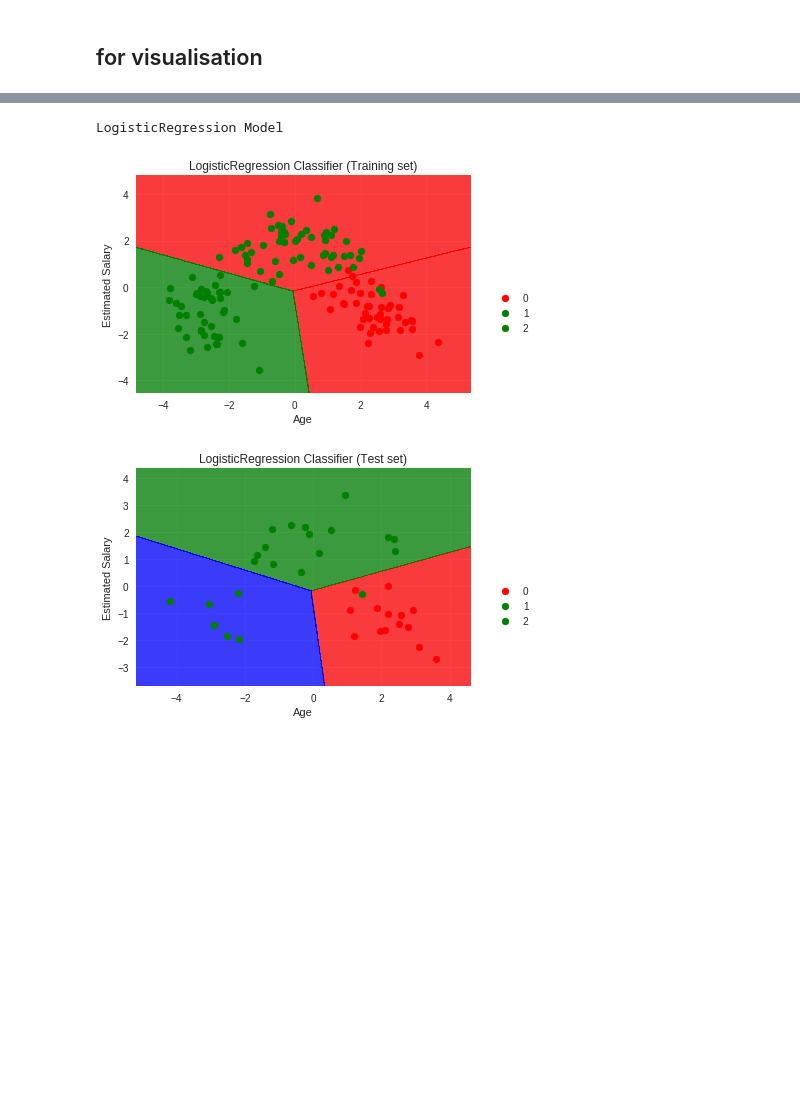
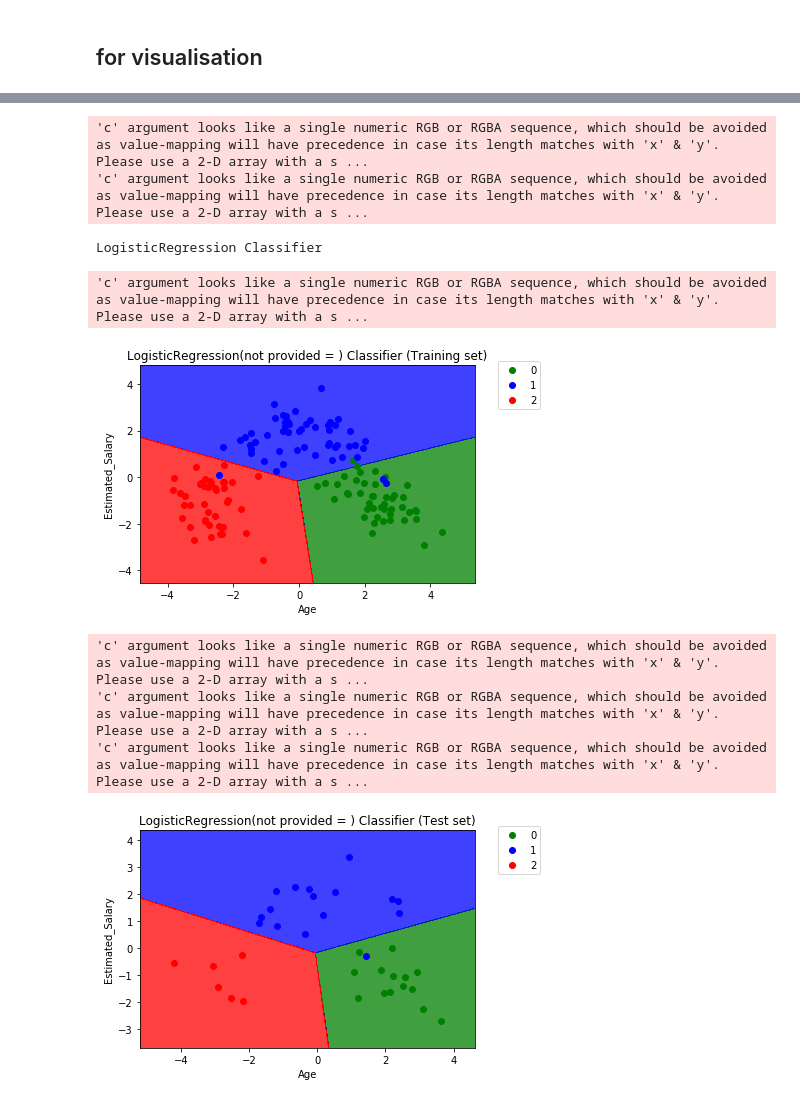
Before and after one commit to noushadkhan01/Projects, a Jupyter notebook: Machine-Learning/Dimensionality-Reduction-Techniques/PCA/PCA_on_multi_class_wine_dataset.ipynb, the cells around one changed output, grey strips where cells are left out. Saved outputs shown, nothing was run; the diff lists cells and outputs as text; code cells hidden in the pictures; blank space fills up the shorter version.

```diff
--- a/Machine-Learning/Dimensionality-Reduction-Techniques/PCA/PCA_on_multi_class_wine_dataset.ipynb
+++ b/Machine-Learning/Dimensionality-Reduction-Techniques/PCA/PCA_on_multi_class_wine_dataset.ipynb
@@ -67,0 +63,4 @@ Mounted at /content/gdrive
+# %%
+sc = StandardScaler()
+X_train = sc.fit_transform(X_train)
+X_test = sc.transform(X_test)
@@ -245,14 +265,20 @@ from visualise_2d_dataset_boundaries import visualise_2d_dataset_boundaries
 # %%
+%matplotlib inline
 from sklearn.decomposition import PCA
 pca = PCA(2)
-X_train_pca = pca.fit_transform(X_train_scaled)
-X_test_pca = pca.transform(X_test_scaled)
+X_train_pca = pca.fit_transform(X_train)
+X_test_pca = pca.transform(X_test)
 from sklearn.linear_model import LogisticRegression
 model = LogisticRegression()
 model.fit(X_train_pca, y_train)
-%matplotlib inline
-visualise_2d_dataset_boundaries(X_train_pca, y_train, X_test_pca, y_test, model, colors = ('red', 'green', 'blue'))
+visualise_classifier_performance(X_train_pca,X_test_pca, y_train, y_test, model, colors = ('green', 'blue', 'red'))
 # %% [output]
-LogisticRegression Model
+'c' argument looks like a single numeric RGB or RGBA sequence, which should be avoided as value-mapping will have precedence in case its length matches with 'x' & 'y'.  Please use a 2-D array with a s ...
+'c' argument looks like a single numeric RGB or RGBA sequence, which should be avoided as value-mapping will have precedence in case its length matches with 'x' & 'y'.  Please use a 2-D array with a s ...
+LogisticRegression Classifier
+'c' argument looks like a single numeric RGB or RGBA sequence, which should be avoided as value-mapping will have precedence in case its length matches with 'x' & 'y'.  Please use a 2-D array with a s ...
-[figure, old version]
+[figure, new version]
+'c' argument looks like a single numeric RGB or RGBA sequence, which should be avoided as value-mapping will have precedence in case its length matches with 'x' & 'y'.  Please use a 2-D array with a s ...
+'c' argument looks like a single numeric RGB or RGBA sequence, which should be avoided as value-mapping will have precedence in case its length matches with 'x' & 'y'.  Please use a 2-D array with a s ...
+'c' argument looks like a single numeric RGB or RGBA sequence, which should be avoided as value-mapping will have precedence in case its length matches with 'x' & 'y'.  Please use a 2-D array with a s ...
-[figure, old version]
+[figure, new version]
```
Also changed, not shown: parts of 25 cells of this notebook.
